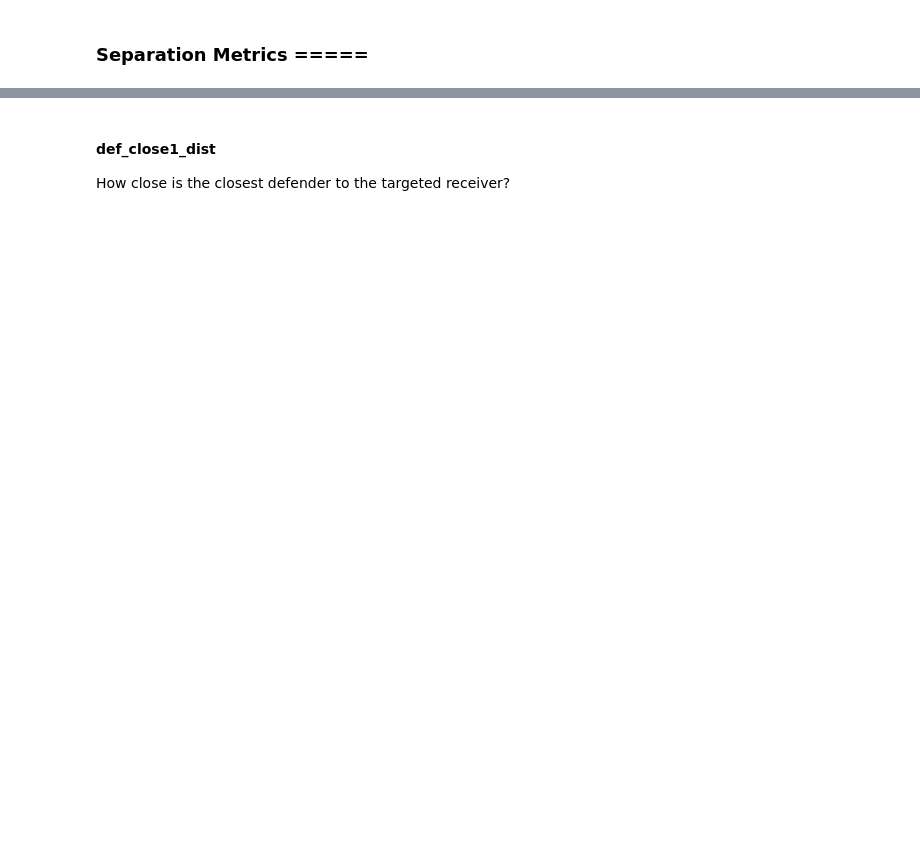
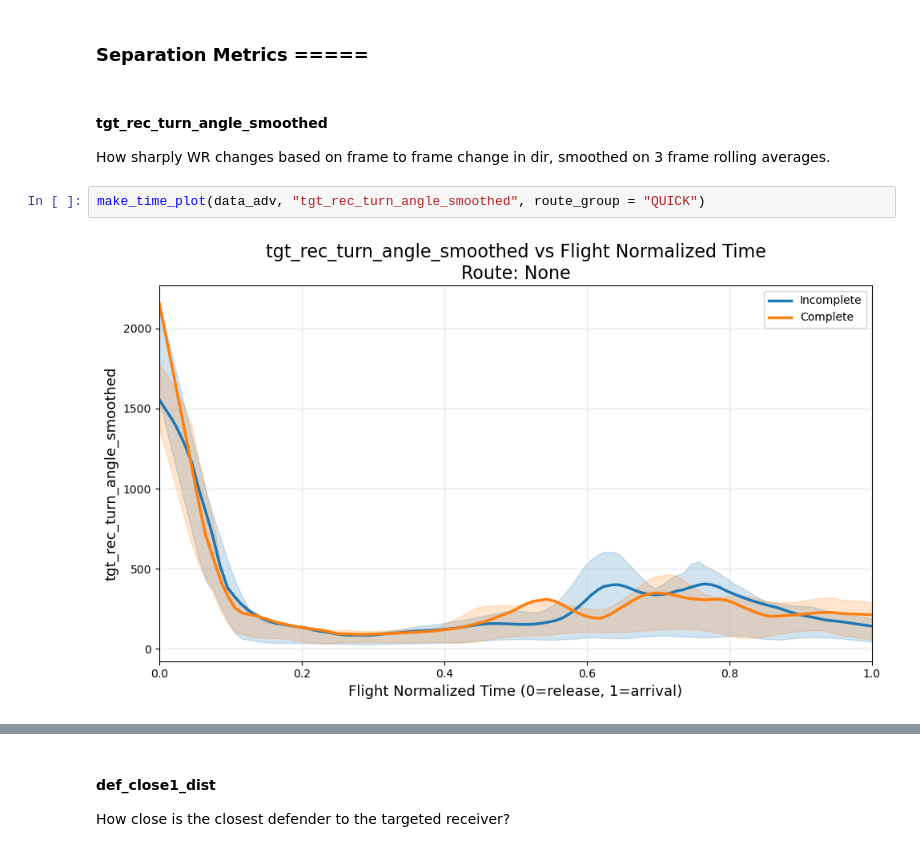
Before and after one commit to SethJ50/NFL-Big-Data-Bowl-2026, a Jupyter notebook: Exploratory Data Analysis.ipynb, the cells around one changed output, grey strips where cells are left out. Drawn from its saved outputs; the diff is of its cells as text; blank space fills up the shorter version.

```diff
--- a/Exploratory Data Analysis.ipynb
+++ b/Exploratory Data Analysis.ipynb
@@ -894,2 +1123,9 @@ def make_time_plot(df, y_col, route_type, nbins = 100, smooth_frac = 0.1):
 # %% [markdown]
 ### Separation Metrics =====
+# %% [markdown]
+#### tgt_rec_turn_angle_smoothed
+How sharply WR changes based on frame to frame change in dir, smoothed on 3 frame rolling averages.
+# %%
+make_time_plot(data_adv, "tgt_rec_turn_angle_smoothed", route_group = "QUICK")
+# %% [output]
+[figure, added]
```
Also changed, not shown: parts of 41 cells of this notebook, 4 other files.
